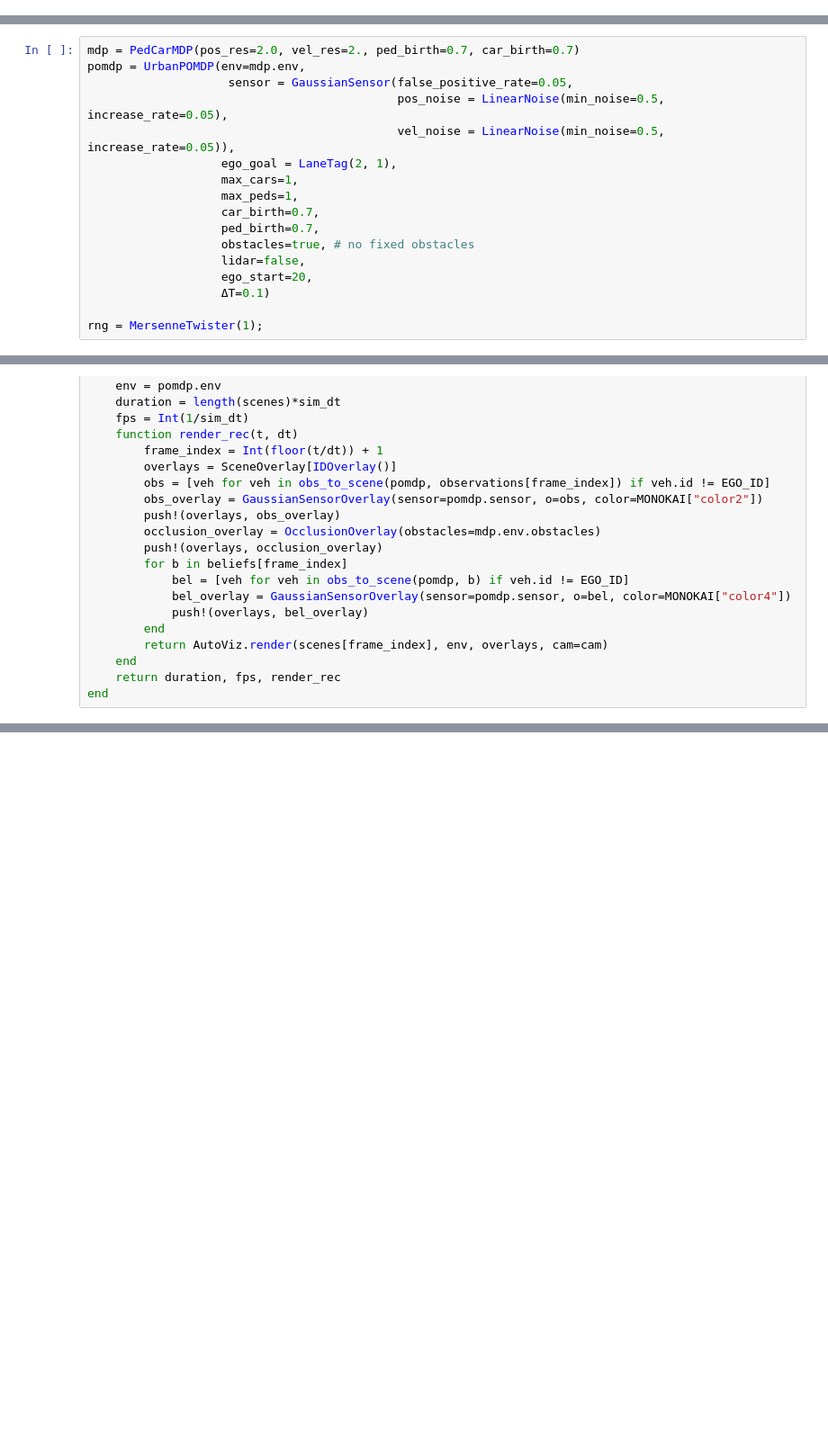
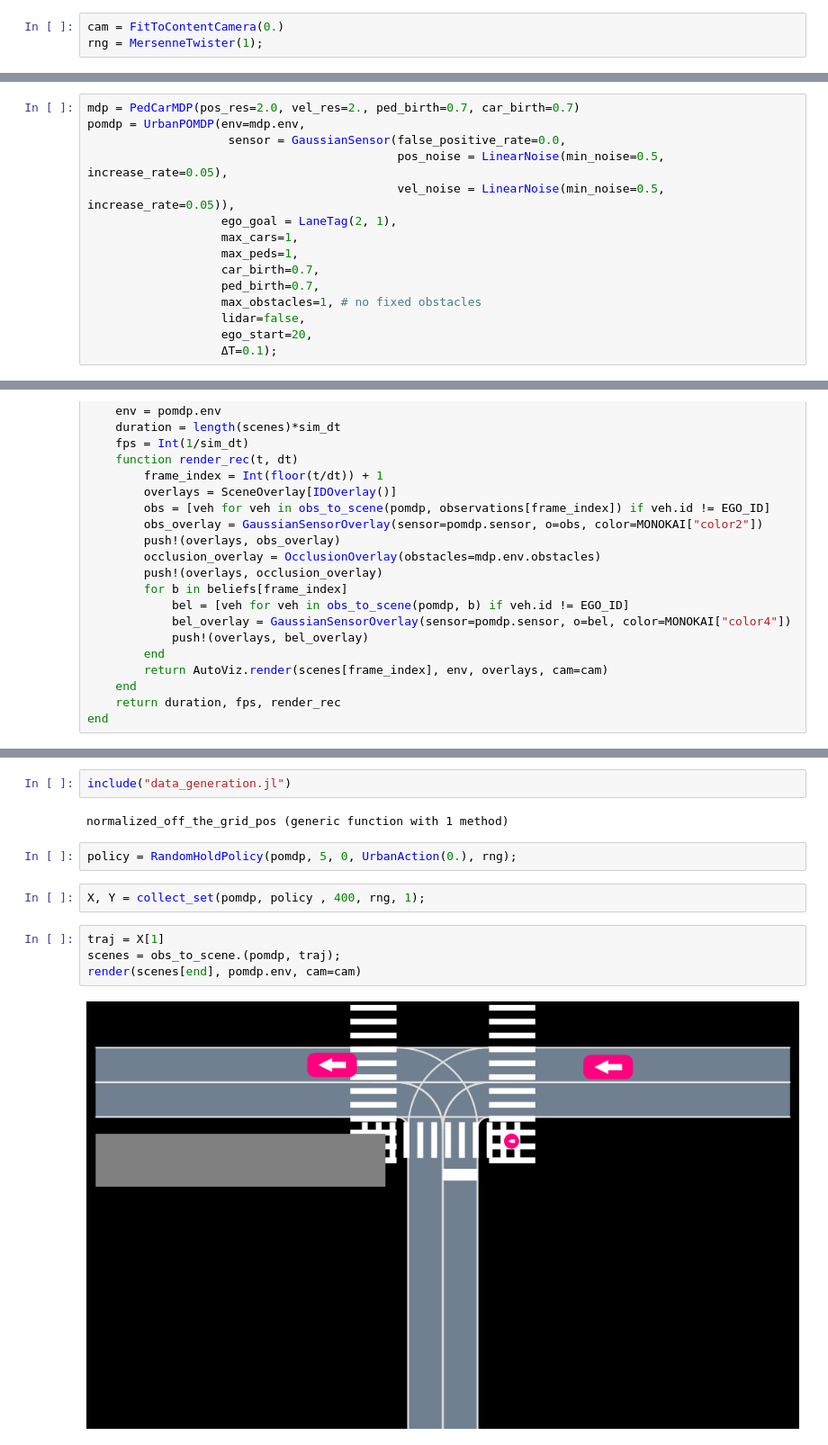
Before and after one commit to sisl/AutomotiveSafeRL, a Jupyter notebook: training_scripts/RNNFiltering/visualize_prediction.ipynb, the cells around one changed output, grey strips where cells are left out. Shown at 90% size. Saved outputs shown, nothing was run; the diff lists cells and outputs as text; blank space fills up the shorter version.

Commit message:
dataset generation

```diff
--- a/training_scripts/RNNFiltering/visualize_prediction.ipynb
+++ b/training_scripts/RNNFiltering/visualize_prediction.ipynb
@@ -20,10 +23,13 @@ WARNING: Method definition copy!(Array{Float64, 1}, AutomotiveDrivingModels.LatL
 WARNING: Method definition ==(AutomotiveDrivingModels.VehicleState, AutomotiveDrivingModels.VehicleState) in module AutomotiveDrivingModels at /mnt/c/Users/Maxime/wsl/.julia/v0.6/AutomotiveDrivingMode ...
+# %%
+cam = FitToContentCamera(0.)
+rng = MersenneTwister(1);
 # %% [markdown]
 **environment**
 # %%
 mdp = PedCarMDP(pos_res=2.0, vel_res=2., ped_birth=0.7, car_birth=0.7)
 pomdp = UrbanPOMDP(env=mdp.env,
-                    sensor = GaussianSensor(false_positive_rate=0.05,
+                    sensor = GaussianSensor(false_positive_rate=0.0,
                                             pos_noise = LinearNoise(min_noise=0.5, increase_rate=0.05),
                                             vel_noise = LinearNoise(min_noise=0.5, increase_rate=0.05)),
                    ego_goal = LaneTag(2, 1),
@@ -31,12 +37,10 @@ pomdp = UrbanPOMDP(env=mdp.env,
                    max_peds=1,
                    car_birth=0.7,
                    ped_birth=0.7,
-                   obstacles=true, # no fixed obstacles
+                   max_obstacles=1, # no fixed obstacles
                    lidar=false,
                    ego_start=20,
-                   ΔT=0.1)
-
-rng = MersenneTwister(1);
+                   ΔT=0.1);
 # %%
 n_models = 10
 models = Vector{Chain}(n_models)
@@ -121,0 +128,14 @@ end
+# %%
+include("data_generation.jl")
+# %% [output]
+normalized_off_the_grid_pos (generic function with 1 method)
+# %%
+policy = RandomHoldPolicy(pomdp, 5, 0, UrbanAction(0.), rng);
+# %%
+X, Y = collect_set(pomdp, policy , 400, rng, 1);
+# %%
+traj = X[1]
+scenes = obs_to_scene.(pomdp, traj);
+render(scenes[end], pomdp.env, cam=cam)
+# %% [output]
+[figure, added]
```
Also changed, not shown: parts of 9 cells of this notebook, 2 other files.
